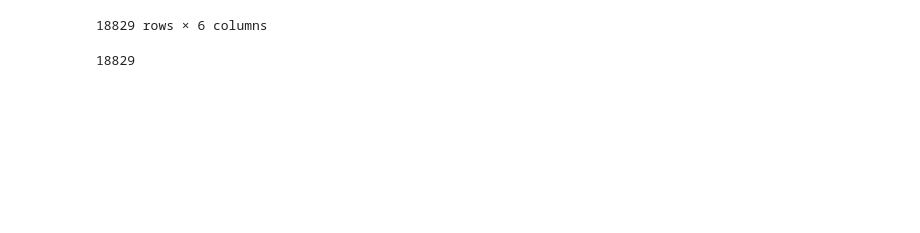
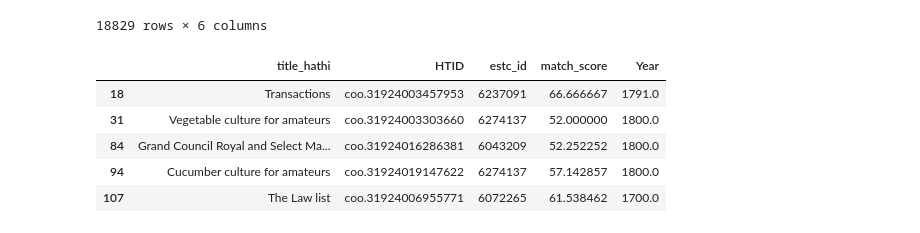
Before and after one commit to austinkennedy/Hathitrust, a Jupyter notebook: code/estc_data.ipynb, the cells around one changed output. Cells and saved outputs as stored; diff of their text form; code cells hidden in the pictures; blank space fills up the shorter version.

```diff
--- a/code/estc_data.ipynb
+++ b/code/estc_data.ipynb
@@ -75,7 +58,14 @@ matched_volumes
 | 160679 | A short account of that part of A... | A brief account of the present st... | emu.010002630659 | 6328251 | 66.115702 | 1768.0 |
 | 160680 | An account of the endeavours used... | An abstract of the proceedings of... | emu.010002630658 | 6347255 | 68.913858 | 1730.0 |
 18829 rows × 6 columns
-# %%
-len(matched_volumes['HTID'].unique())
-# %% [output]
-18829
+# %%
+matched_volumes.rename(columns={'Title': 'title_hathi', 'ESTC System No.': 'estc_id', 'Match Score': 'match_score'}, inplace=True)
+matched_volumes.drop(columns='Title.1', inplace=True)
+matched_volumes.head()
+# %% [output]
+|  | title_hathi | HTID | estc_id | match_score | Year |
+| 18 | Transactions | coo.31924003457953 | 6237091 | 66.666667 | 1791.0 |
+| 31 | Vegetable culture for amateurs | coo.31924003303660 | 6274137 | 52.000000 | 1800.0 |
+| 84 | Grand Council Royal and Select Ma... | coo.31924016286381 | 6043209 | 52.252252 | 1800.0 |
+| 94 | Cucumber culture for amateurs | coo.31924019147622 | 6274137 | 57.142857 | 1800.0 |
+| 107 | The Law list | coo.31924006955771 | 6072265 | 61.538462 | 1700.0 |
```
Also changed, not shown: parts of 9 cells of this notebook, 2 other files.
